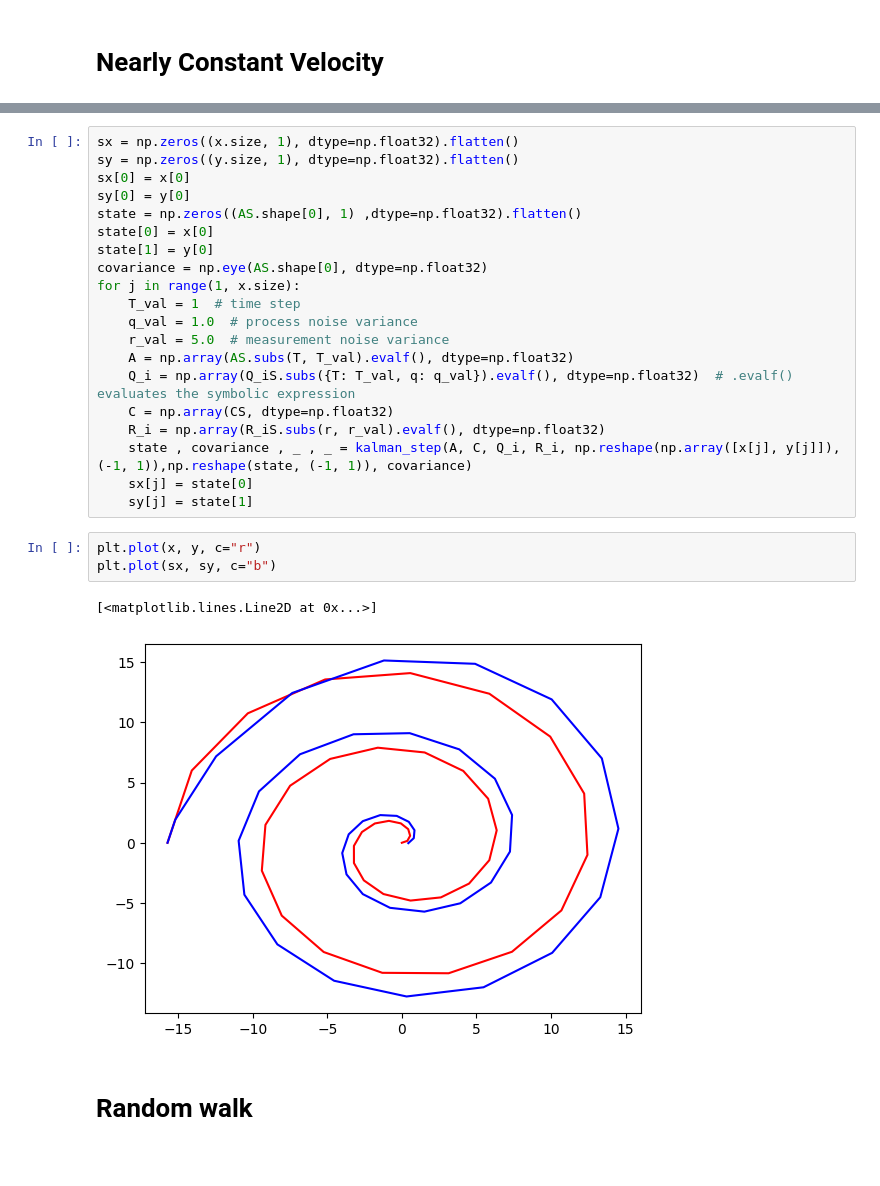
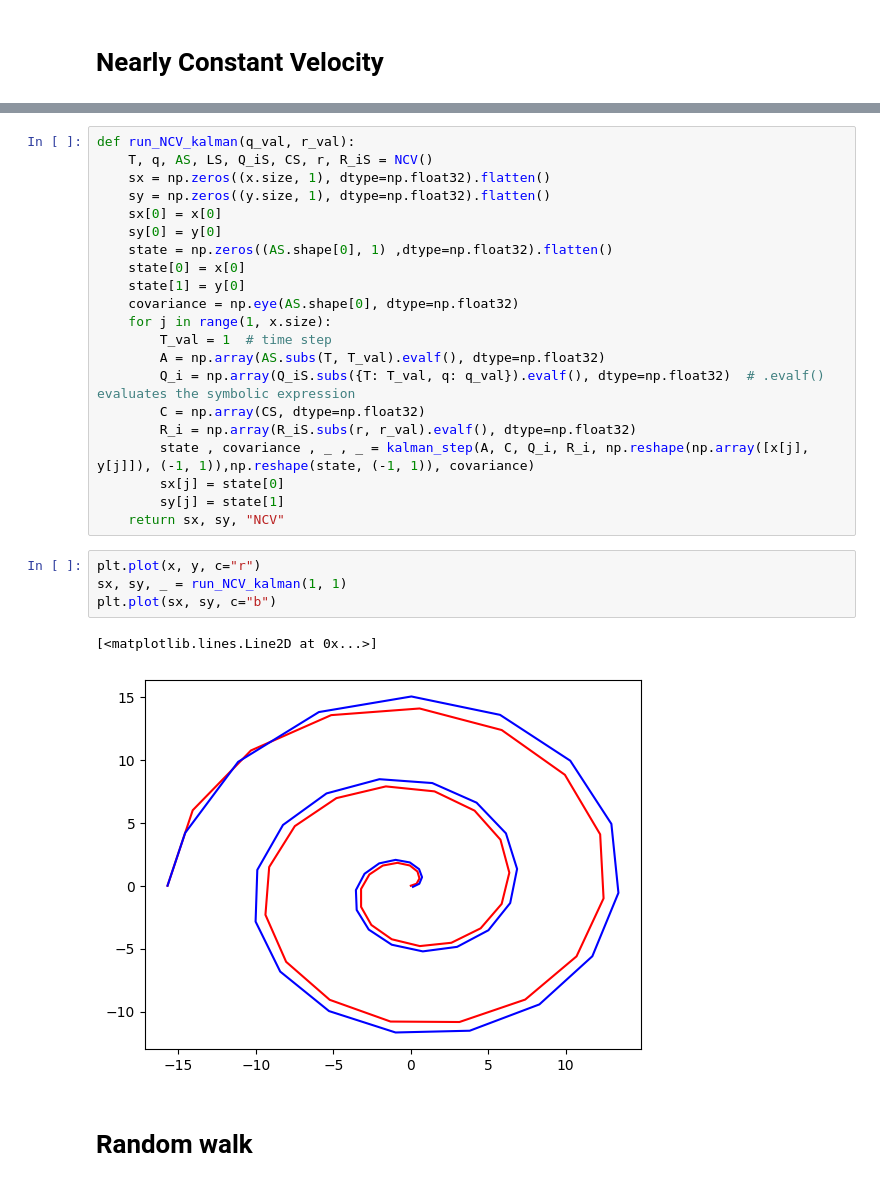
Before and after one commit to MatejVre/ACVM_Advanced_Tracking, a Jupyter notebook: motion_models.ipynb, the cells around one changed output, grey strips where cells are left out. Drawn from its saved outputs; the diff is of its cells as text.

```diff
--- a/motion_models.ipynb
+++ b/motion_models.ipynb
@@ -38,29 +37,31 @@ r_val = 1.0  # measurement noise variance
 # %%
-sx = np.zeros((x.size, 1), dtype=np.float32).flatten()
-sy = np.zeros((y.size, 1), dtype=np.float32).flatten()
-sx[0] = x[0]
-sy[0] = y[0]
-state = np.zeros((AS.shape[0], 1) ,dtype=np.float32).flatten()
-state[0] = x[0]
-state[1] = y[0]
-covariance = np.eye(AS.shape[0], dtype=np.float32)
-for j in range(1, x.size):
-    T_val = 1  # time step
-    q_val = 1.0  # process noise variance
-    r_val = 5.0  # measurement noise variance
-    A = np.array(AS.subs(T, T_val).evalf(), dtype=np.float32)
-    Q_i = np.array(Q_iS.subs({T: T_val, q: q_val}).evalf(), dtype=np.float32)  # .evalf() evaluates the symbolic expression
-    C = np.array(CS, dtype=np.float32)
-    R_i = np.array(R_iS.subs(r, r_val).evalf(), dtype=np.float32)
-    state , covariance , _ , _ = kalman_step(A, C, Q_i, R_i, np.reshape(np.array([x[j], y[j]]), (-1, 1)),np.reshape(state, (-1, 1)), covariance)
-    sx[j] = state[0]
-    sy[j] = state[1]
+def run_NCV_kalman(q_val, r_val):
+    T, q, AS, LS, Q_iS, CS, r, R_iS = NCV()
+    sx = np.zeros((x.size, 1), dtype=np.float32).flatten()
+    sy = np.zeros((y.size, 1), dtype=np.float32).flatten()
+    sx[0] = x[0]
+    sy[0] = y[0]
+    state = np.zeros((AS.shape[0], 1) ,dtype=np.float32).flatten()
+    state[0] = x[0]
+    state[1] = y[0]
+    covariance = np.eye(AS.shape[0], dtype=np.float32)
+    for j in range(1, x.size):
+        T_val = 1  # time step
+        A = np.array(AS.subs(T, T_val).evalf(), dtype=np.float32)
+        Q_i = np.array(Q_iS.subs({T: T_val, q: q_val}).evalf(), dtype=np.float32)  # .evalf() evaluates the symbolic expression
+        C = np.array(CS, dtype=np.float32)
+        R_i = np.array(R_iS.subs(r, r_val).evalf(), dtype=np.float32)
+        state , covariance , _ , _ = kalman_step(A, C, Q_i, R_i, np.reshape(np.array([x[j], y[j]]), (-1, 1)),np.reshape(state, (-1, 1)), covariance)
+        sx[j] = state[0]
+        sy[j] = state[1]
+    return sx, sy, "NCV"
 # %%
 plt.plot(x, y, c="r")
+sx, sy, _ = run_NCV_kalman(1, 1)
 plt.plot(sx, sy, c="b")
 # %% [output]
 [<matplotlib.lines.Line2D at 0x...>]
-[figure, old version]
+[figure, new version]
 # %% [markdown]
 # Random walk
 # %%
```
Also changed, not shown: parts of 9 cells of this notebook, 5 other files.
